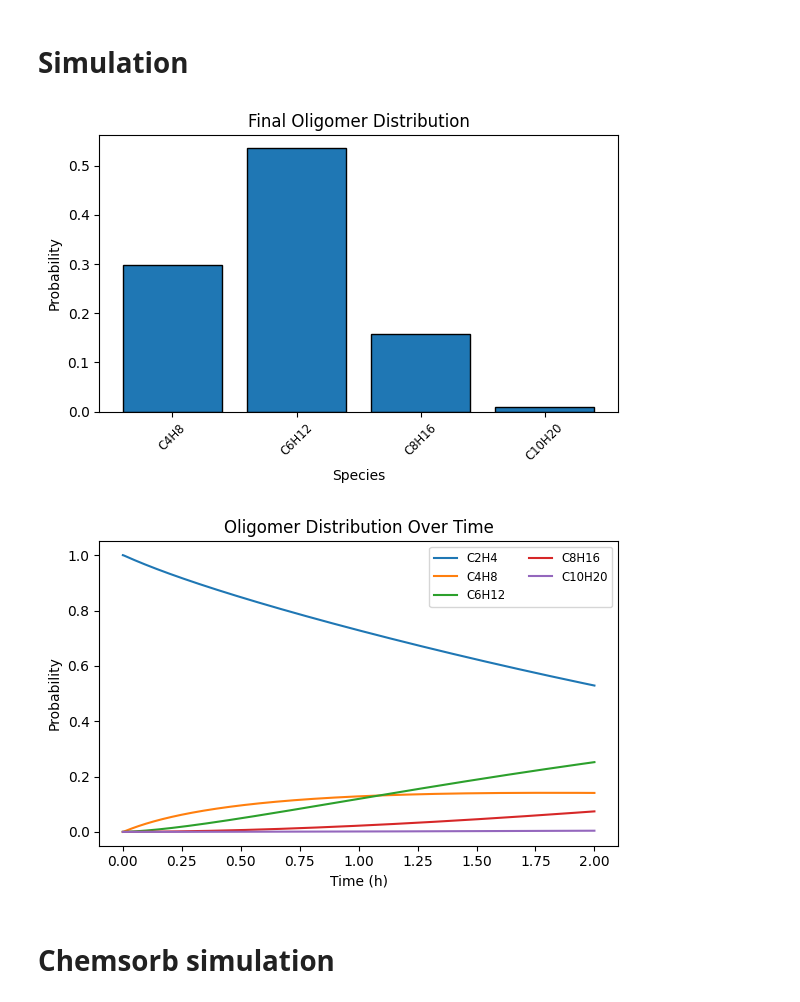
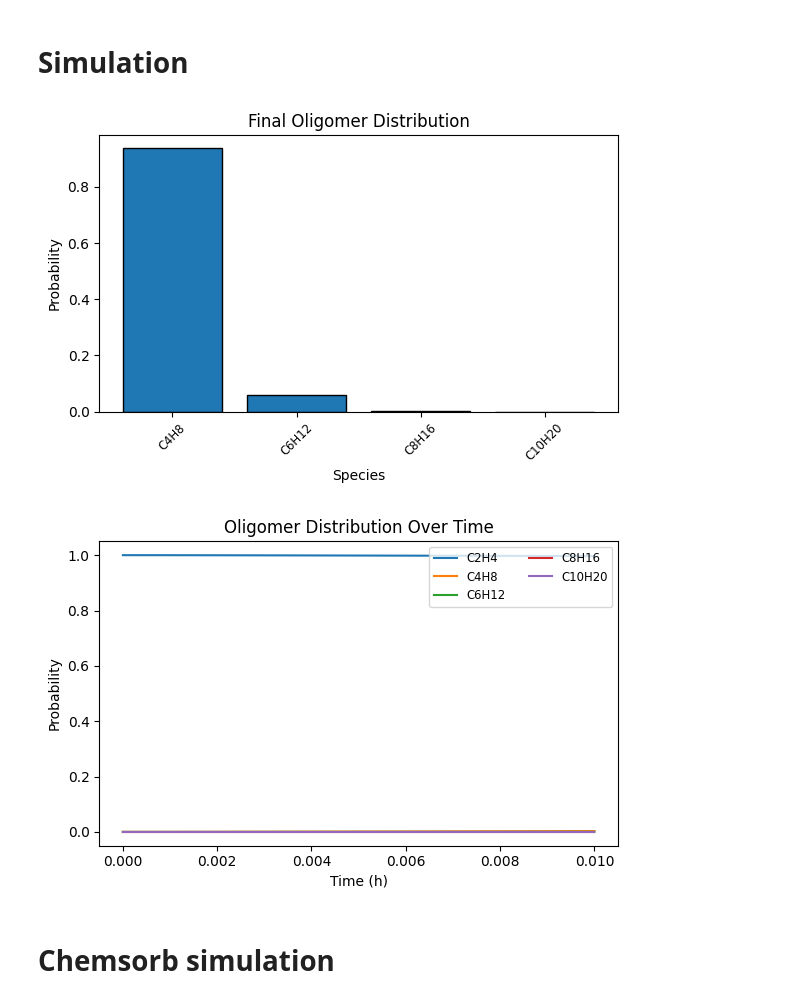
Before and after one commit to multiscale-modelling/kinetic_model, a Jupyter notebook: examples/test_soft.ipynb, the cells around one changed output. Drawn from its saved outputs; the diff is of its cells as text; code cells hidden in the pictures.

```diff
--- a/examples/test_soft.ipynb
+++ b/examples/test_soft.ipynb
@@ -14,40 +14,40 @@ sim = ReactorSimulation(
     L=20,
     delta_ins=0.0,
     delta_ads=0.0,
-    time_hours=2.0,
-    n_steps=10000,
+    time_hours=.01,
+    n_steps=100,
     initial_concs={'Cat': 1e-2, 'C2': 1},
     energy_model=EnergyPlaceholder,
     diff_model_path='../data/processed/diffusion_model.pkl',
     ads_model_path='../data/processed/knn_adsorption_model.pkl'
 )
 dist, time_ts = sim.run()
 
 # %%
 # 2) Bar plot of final distribution
 labels = [f'C{n}H{2*n}' for n in dist['n']]
 plt.figure(figsize=(6,4))
 plt.bar(labels, dist['probability'], edgecolor='k')
 plt.xlabel('Species')
 plt.ylabel('Probability')
 plt.title('Final Oligomer Distribution')
 plt.xticks(rotation=45, fontsize='small')
 plt.tight_layout()
 
 # %%
 # 3) Line plot of distribution over time
 plt.figure(figsize=(6,4))
 for n in time_ts.columns:
     lbl = f'C{n}H{2*n}'
     plt.plot(time_ts.index/3600, time_ts[n], label=lbl)
 plt.xlabel('Time (h)')
 plt.ylabel('Probability')
 plt.title('Oligomer Distribution Over Time')
 plt.legend(fontsize='small', ncol=2, loc='upper right')
 plt.tight_layout()
 # %% [output]
-[figure, old version]
+[figure, new version]
-[figure, old version]
+[figure, new version]
 # %% [markdown]
 # Chemsorb simulation
 # %%
```
Also changed, not shown: parts of 7 cells of this notebook, 3 other files.
